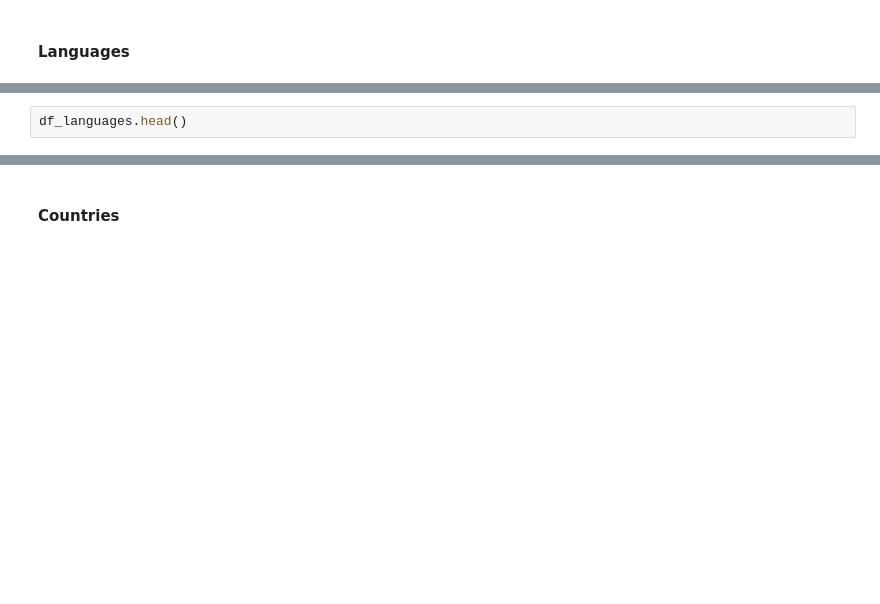
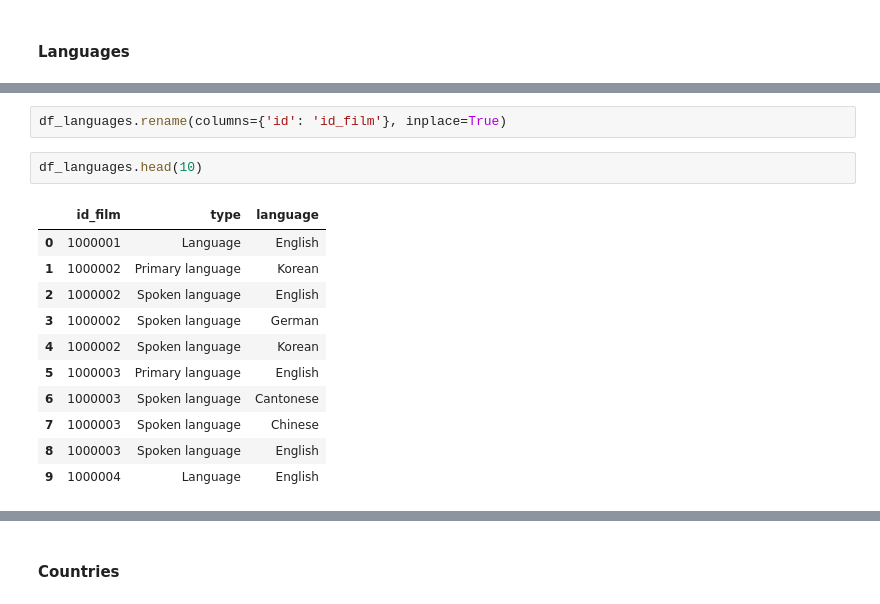
Before and after one commit to tha-raptor/IUM, a Jupyter notebook: IUM_Film_Data_Cleaning_and_EDA.ipynb, the cells around one changed output, grey strips where cells are left out. Cells and saved outputs as stored; diff of their text form; blank space fills up the shorter version.

```diff
--- a/IUM_Film_Data_Cleaning_and_EDA.ipynb
+++ b/IUM_Film_Data_Cleaning_and_EDA.ipynb
@@ -141,4 +282,18 @@ df_languages.dtypes
+# %%
+df_languages.rename(columns={'id': 'id_film'}, inplace=True)
 # %%
-df_languages.head()
+df_languages.head(10)
+# %% [output]
+|  | id_film | type | language |
+| 0 | 1000001 | Language | English |
+| 1 | 1000002 | Primary language | Korean |
+| 2 | 1000002 | Spoken language | English |
+| 3 | 1000002 | Spoken language | German |
+| 4 | 1000002 | Spoken language | Korean |
+| 5 | 1000003 | Primary language | English |
+| 6 | 1000003 | Spoken language | Cantonese |
+| 7 | 1000003 | Spoken language | Chinese |
+| 8 | 1000003 | Spoken language | English |
+| 9 | 1000004 | Language | English |
 # %%
 df_languages.isna().sum()
```
Also changed, not shown: parts of 119 cells of this notebook, 1 other file.
